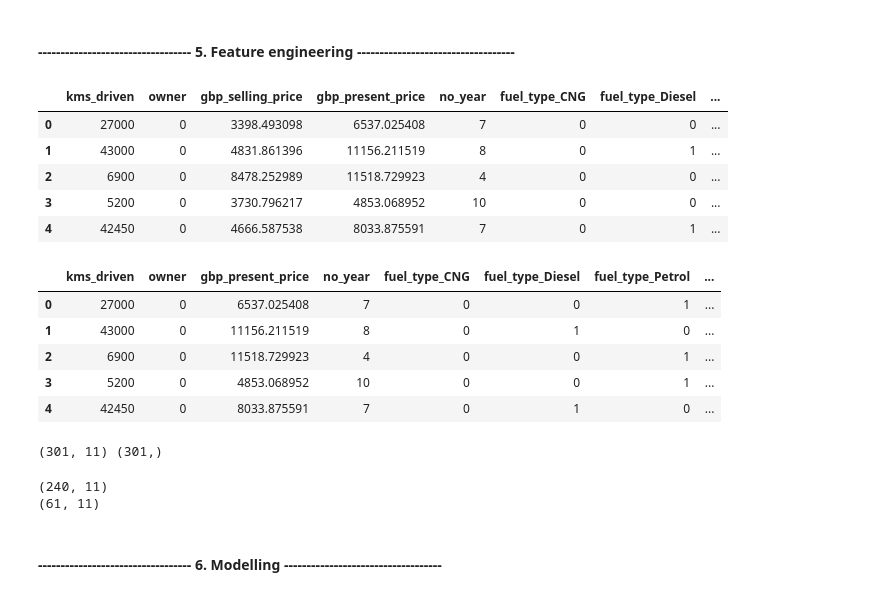
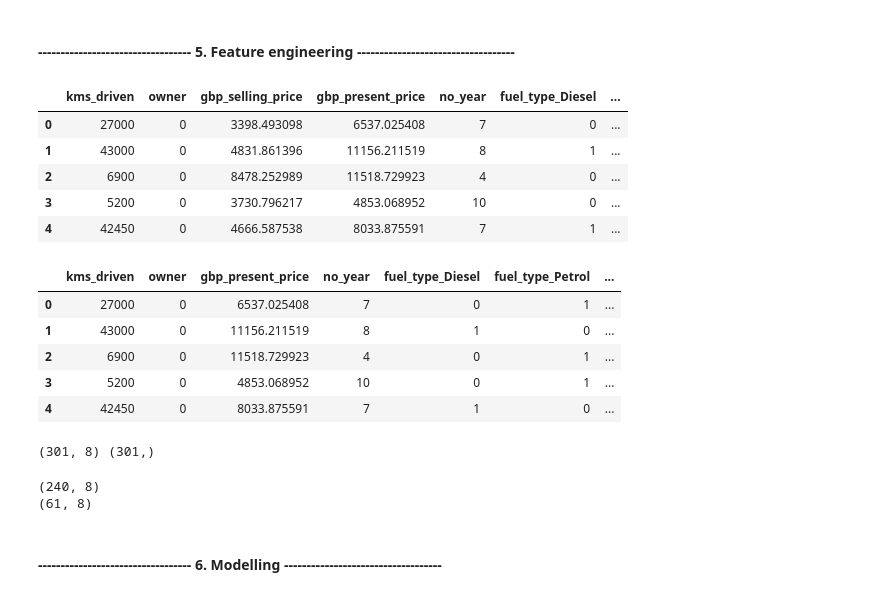
Before and after one commit to MattithyahuData/P8-Car-Price-Prediction, a Jupyter notebook: Code/P8_Code.ipynb, the cells around one changed output. Drawn from its saved outputs; the diff is of its cells as text; code cells hidden in the pictures.

```diff
--- a/Code/P8_Code.ipynb
+++ b/Code/P8_Code.ipynb
@@ -281,17 +281,19 @@ data['no_year']=data['current_year'] - data['year']
 data.drop(['current_year','year'], axis=1, inplace=True)
 # %%
 # One Hot encoding for remaining categorical field
-data = pd.get_dummies(data, drop_first = False)
+data = pd.get_dummies(data, drop_first = True)
 
 # Viewing first 5 rows
 data.head()
+
+Present_Price,Kms_Driven2,Owner,Year,Fuel_Type_Diesel,Fuel_Type_Petrol,Seller_Type_Individual,Transmission_Mannual
 # %% [output]
-|  | kms_driven | owner | gbp_selling_price | gbp_present_price | no_year | fuel_type_CNG | fuel_type_Diesel | ... |
-| 0 | 27000 | 0 | 3398.493098 | 6537.025408 | 7 | 0 | 0 | ... |
-| 1 | 43000 | 0 | 4831.861396 | 11156.211519 | 8 | 0 | 1 | ... |
-| 2 | 6900 | 0 | 8478.252989 | 11518.729923 | 4 | 0 | 0 | ... |
-| 3 | 5200 | 0 | 3730.796217 | 4853.068952 | 10 | 0 | 0 | ... |
-| 4 | 42450 | 0 | 4666.587538 | 8033.875591 | 7 | 0 | 1 | ... |
+|  | kms_driven | owner | gbp_selling_price | gbp_present_price | no_year | fuel_type_Diesel | ... |
+| 0 | 27000 | 0 | 3398.493098 | 6537.025408 | 7 | 0 | ... |
+| 1 | 43000 | 0 | 4831.861396 | 11156.211519 | 8 | 1 | ... |
+| 2 | 6900 | 0 | 8478.252989 | 11518.729923 | 4 | 0 | ... |
+| 3 | 5200 | 0 | 3730.796217 | 4853.068952 | 10 | 0 | ... |
+| 4 | 42450 | 0 | 4666.587538 | 8033.875591 | 7 | 1 | ... |
 # %%
 # Splitting dependent and independent features to apply scaling
 X = data.drop(['gbp_selling_price'], axis=1)
@@ -302,17 +304,17 @@ y = data['gbp_selling_price']
 # Viewing first 5 rows of data
 X.head()
 # %% [output]
-|  | kms_driven | owner | gbp_present_price | no_year | fuel_type_CNG | fuel_type_Diesel | fuel_type_Petrol | ... |
-| 0 | 27000 | 0 | 6537.025408 | 7 | 0 | 0 | 1 | ... |
-| 1 | 43000 | 0 | 11156.211519 | 8 | 0 | 1 | 0 | ... |
-| 2 | 6900 | 0 | 11518.729923 | 4 | 0 | 0 | 1 | ... |
-| 3 | 5200 | 0 | 4853.068952 | 10 | 0 | 0 | 1 | ... |
-| 4 | 42450 | 0 | 8033.875591 | 7 | 0 | 1 | 0 | ... |
+|  | kms_driven | owner | gbp_present_price | no_year | fuel_type_Diesel | fuel_type_Petrol | ... |
+| 0 | 27000 | 0 | 6537.025408 | 7 | 0 | 1 | ... |
+| 1 | 43000 | 0 | 11156.211519 | 8 | 1 | 0 | ... |
+| 2 | 6900 | 0 | 11518.729923 | 4 | 0 | 1 | ... |
+| 3 | 5200 | 0 | 4853.068952 | 10 | 0 | 1 | ... |
+| 4 | 42450 | 0 | 8033.875591 | 7 | 1 | 0 | ... |
 # %%
 # Viewing the shape of the data
 print(X.shape, y.shape)
 # %% [output]
-(301, 11) (301,)
+(301, 8) (301,)
 # %%
 # Using train test split to split train and test data
 X_train, X_test, y_train, y_test = train_test_split(X, y,  test_size=0.20, random_state=23, shuffle=True)
@@ -321,8 +323,8 @@ X_train, X_test, y_train, y_test = train_test_split(X, y,  test_size=0.20, rando
 print(X_train.shape)
 print(X_test.shape)
 # %% [output]
-(240, 11)
-(61, 11)
+(240, 8)
+(61, 8)
 # %% [markdown]
 #### **----------------------------------  6. Modelling  -----------------------------------**
 # %%
```
Also changed, not shown: parts of 11 cells of this notebook, 8 other files.
